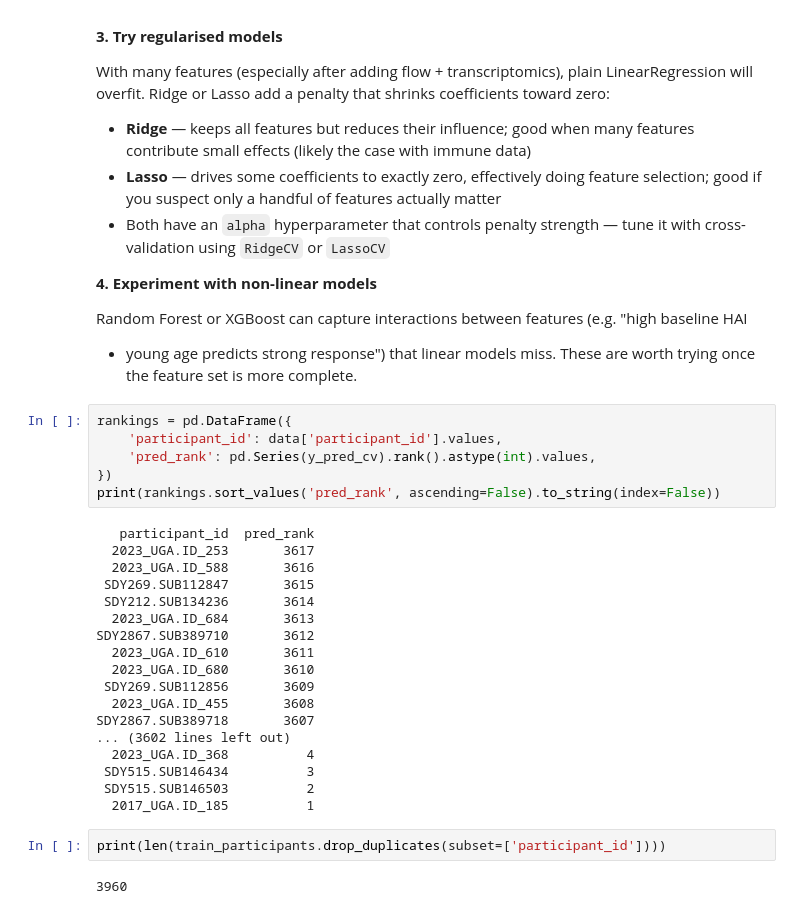
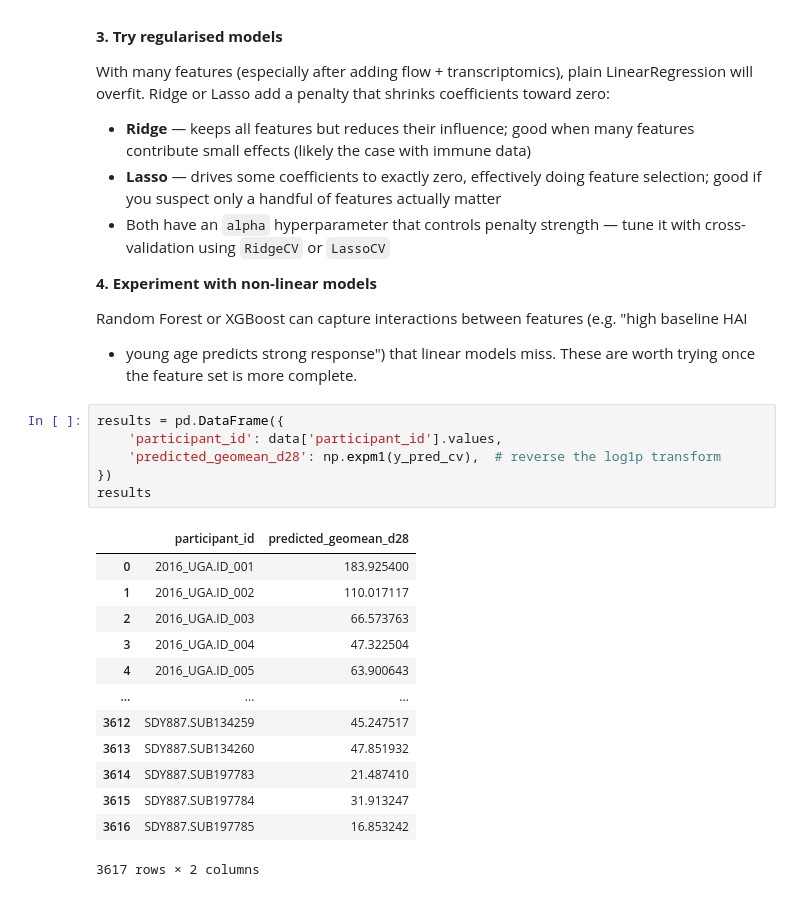
Before and after one commit to DirtyChay/cmi-flu-prediction-challenge, a Jupyter notebook: task_4_5.ipynb, the cells around one changed output. Cells and saved outputs as stored; diff of their text form.

Commit message:
predicted geomean

```diff
--- a/task_4_5.ipynb
+++ b/task_4_5.ipynb
@@ -310,30 +310,22 @@ Random Forest or XGBoost can capture interactions between features (e.g. "high b
 + young age predicts strong response") that linear models miss. These are worth trying once
 the feature set is more complete.
 # %%
-rankings = pd.DataFrame({
+results = pd.DataFrame({
     'participant_id': data['participant_id'].values,
-    'pred_rank': pd.Series(y_pred_cv).rank().astype(int).values,
+    'predicted_geomean_d28': np.expm1(y_pred_cv),  # reverse the log1p transform
 })
-print(rankings.sort_values('pred_rank', ascending=False).to_string(index=False))
+results
 # %% [output]
+|  | participant_id | predicted_geomean_d28 |
+| 0 | 2016_UGA.ID_001 | 183.925400 |
+| 1 | 2016_UGA.ID_002 | 110.017117 |
+| 2 | 2016_UGA.ID_003 | 66.573763 |
+| 3 | 2016_UGA.ID_004 | 47.322504 |
+| 4 | 2016_UGA.ID_005 | 63.900643 |
+| ... | ... | ... |
+| 3612 | SDY887.SUB134259 | 45.247517 |
+| 3613 | SDY887.SUB134260 | 47.851932 |
+| 3614 | SDY887.SUB197783 | 21.487410 |
+| 3615 | SDY887.SUB197784 | 31.913247 |
+| 3616 | SDY887.SUB197785 | 16.853242 |
-   participant_id  pred_rank
-  2023_UGA.ID_253       3617
-  2023_UGA.ID_588       3616
- SDY269.SUB112847       3615
- SDY212.SUB134236       3614
-  2023_UGA.ID_684       3613
-SDY2867.SUB389710       3612
-  2023_UGA.ID_610       3611
-  2023_UGA.ID_680       3610
- SDY269.SUB112856       3609
-  2023_UGA.ID_455       3608
-SDY2867.SUB389718       3607
-... (3602 lines left out)
-  2023_UGA.ID_368          4
- SDY515.SUB146434          3
- SDY515.SUB146503          2
-  2017_UGA.ID_185          1
+3617 rows × 2 columns
-# %%
-print(len(train_participants.drop_duplicates(subset=['participant_id'])))
-# %% [output]
-3960
```
